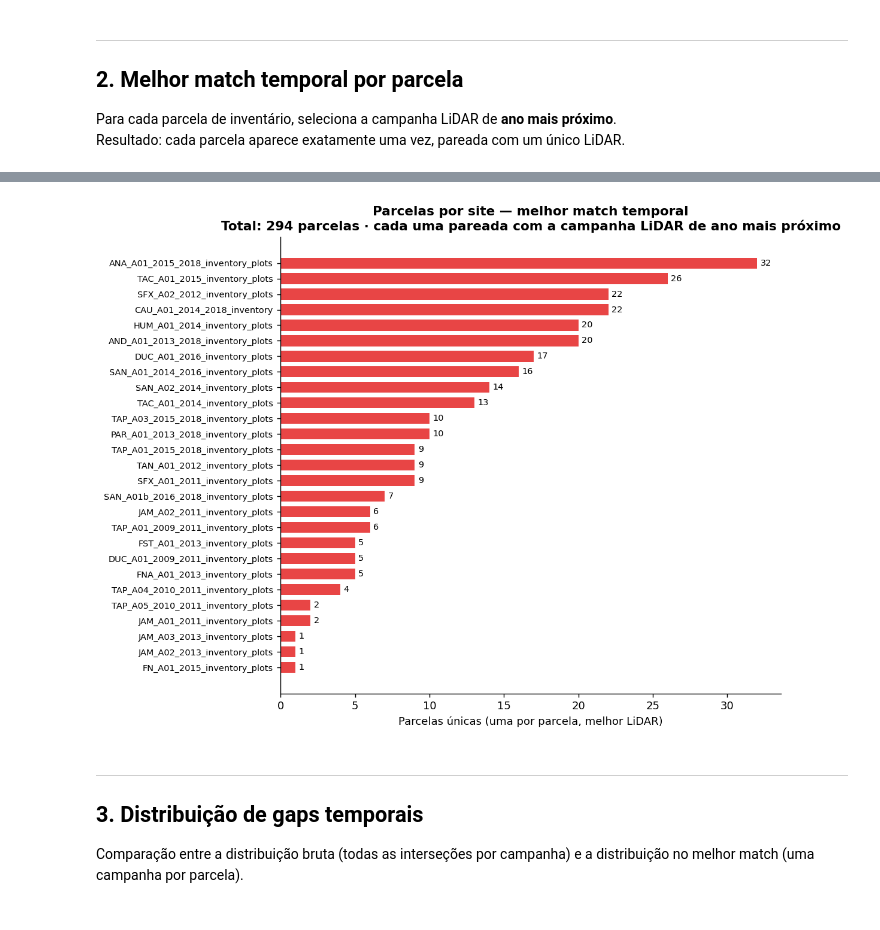
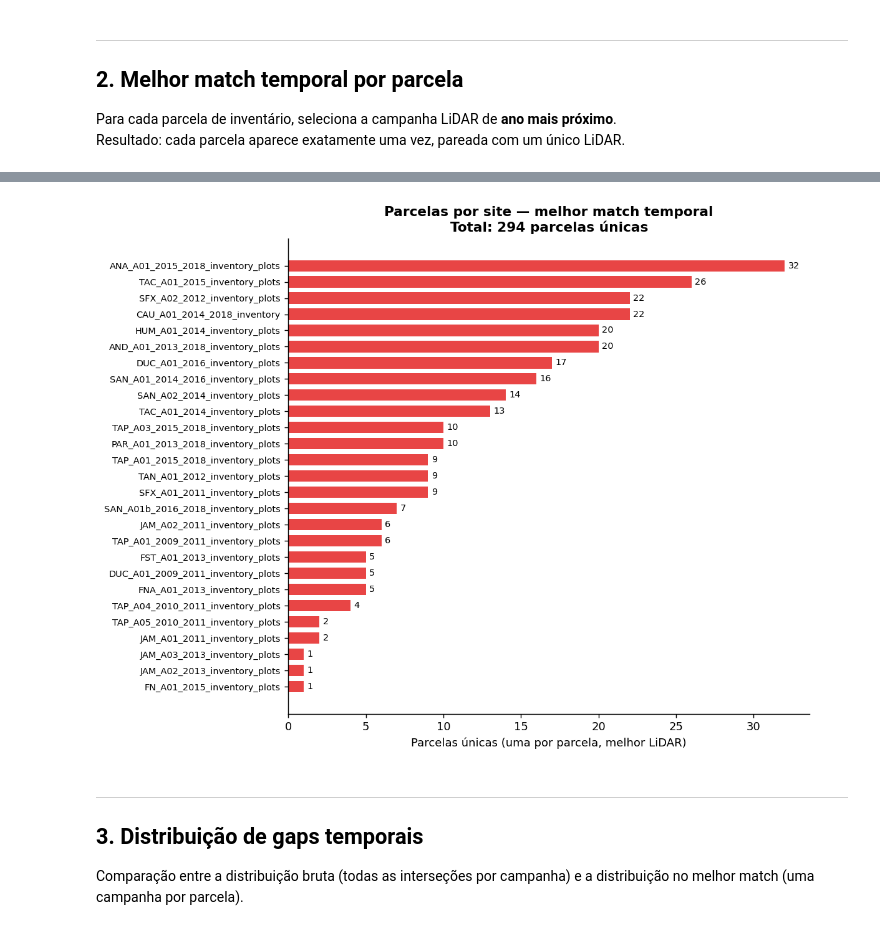
Before and after one commit to dandanjacob/tese-lidar-biomass-prediction, a Jupyter notebook: notebooks/05_intersection_analysis.ipynb, the cells around one changed output, grey strips where cells are left out. Drawn from its saved outputs; the diff is of its cells as text; code cells hidden in the pictures.

```diff
--- a/notebooks/05_intersection_analysis.ipynb
+++ b/notebooks/05_intersection_analysis.ipynb
@@ -126,27 +125,26 @@ ANA_A01_2015_2018_inventory_plots      18            2015 ANA_A01_2018_LAS
 # %%
 # Parcelas únicas por site após seleção do melhor match
 per_site_best = (
     best.groupby("nome_area_inventario")["plot_id"]
     .nunique()
     .sort_values(ascending=True)
 )
 
 total_best = per_site_best.sum()
 
 fig, ax = plt.subplots(figsize=(9, 7))
 bars = ax.barh(per_site_best.index, per_site_best.values, color="#e84545", height=0.7)
 ax.bar_label(bars, padding=3, fontsize=8)
 ax.set_xlabel("Parcelas únicas (uma por parcela, melhor LiDAR)")
 ax.set_title(
-    f"Parcelas por site — melhor match temporal\n"
-    f"Total: {total_best} parcelas · cada uma pareada com a campanha LiDAR de ano mais próximo",
+    f"Parcelas por site — melhor match temporal\nTotal: {total_best} parcelas únicas",
     fontweight="bold"
 )
 ax.tick_params(axis="y", labelsize=8)
 plt.tight_layout()
 plt.show()
 # %% [output]
-[figure, old version]
+[figure, new version]
 # %% [markdown]
 ---
 ## 3. Distribuição de gaps temporais
```
Also changed, not shown: parts of 4 cells of this notebook.
